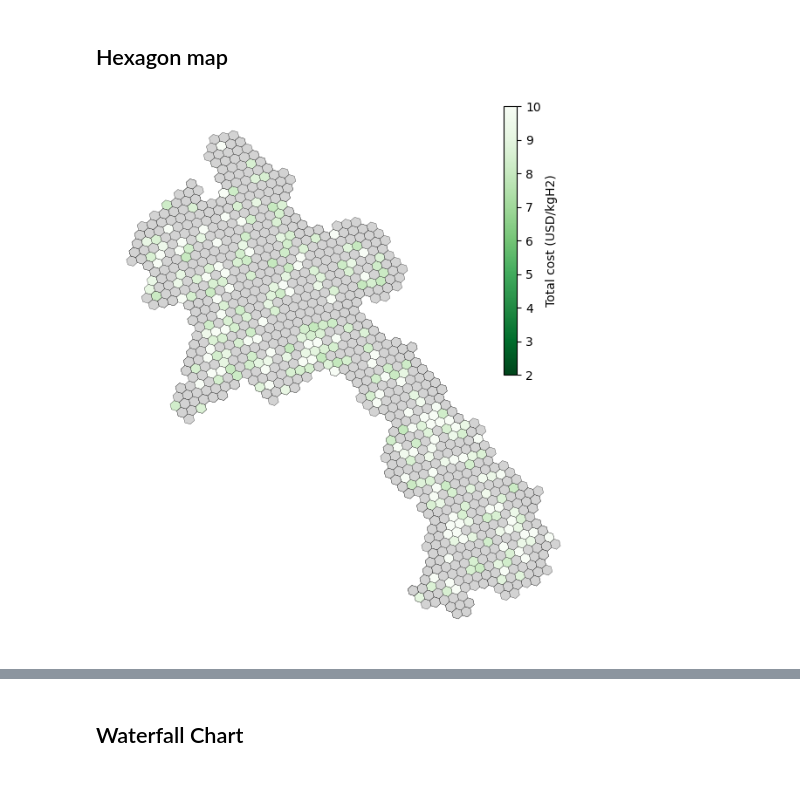
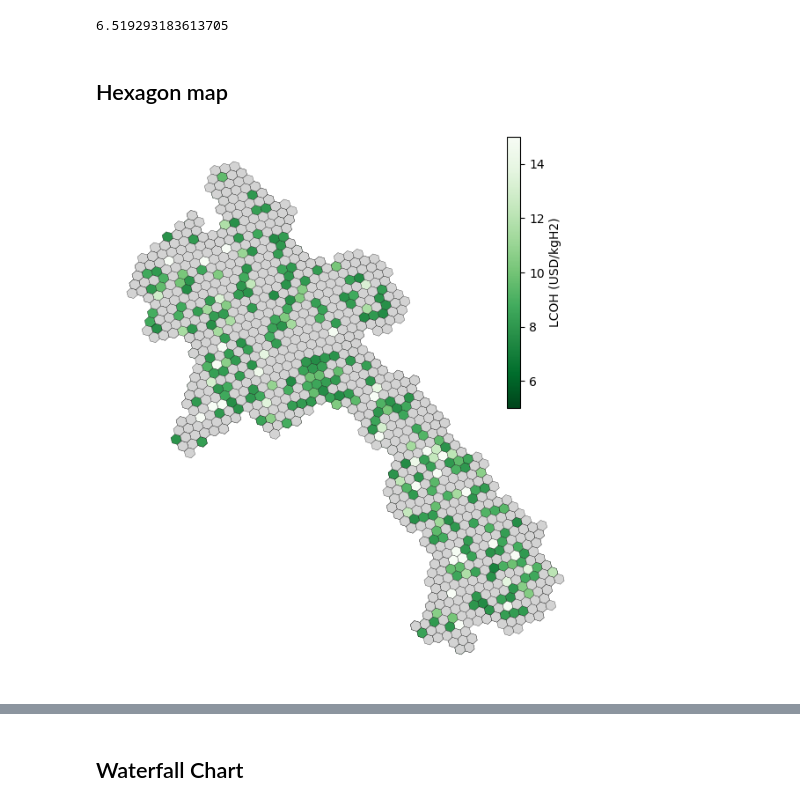
Before and after one commit to lukasschirren/GeoH2-Laos, a Jupyter notebook: 4visualisation.ipynb, the cells around one changed output, grey strips where cells are left out. Drawn from its saved outputs; the diff is of its cells as text; code cells hidden in the pictures.

Commit message:
New visualisation and execution of scenarios

```diff
--- a/4visualisation.ipynb
+++ b/4visualisation.ipynb
@@ -9,0 +8,12 @@ gdf_data = gpd.read_file(r'Resources\Scenario_dry_PEM_30\hex_cost_components.geo
+# %%
+hydro_year = "dry" # wet dry atlite
+scenario_year = "30" # 25 30
+electrolyser_type = "ALK" # ALK PEM
+
+gdf_data = gpd.read_file(f'Resources\Scenario_{hydro_year}_{electrolyser_type}_{scenario_year}\hex_cost_components.geojson')
+plot_full_cost_map(
+    gdf_data, 'Vientiane', 'Vientiane trucking production cost',
+    r'Resources\Scenario_dry_ALK_25\Visualisation\visualisation_lowest_cost.png',
+    vmin=vmin, vmax=vmax
+)
+plot_cost_distribution(gdf_data, 'Vientiane trucking production cost', 'cost_distribution.png', 10)
@@ -10,3 +39,7 @@ gdf_data = gpd.read_file(r'Resources\Scenario_dry_PEM_30\hex_cost_components.geo
+# %%
+gdf_data["Vientiane trucking production cost"].min()
+# %% [output]
+6.519293183613705
 # %% [markdown]
 ## Hexagon map
 # %%
@@ -46,7 +79,7 @@ def plot_full_cost_map(hexagons, demand_center, cost_column, save_path, province
         legend=True,
         cmap='Greens_r',
         legend_kwds={
-            'label': 'Total cost (USD/kgH2)',
+            'label': 'LCOH (USD/kgH2)',
             'orientation': 'vertical',
             'shrink': 0.5,
             'pad': 0.05,
@@ -71,16 +104,16 @@ def plot_full_cost_map(hexagons, demand_center, cost_column, save_path, province
     plt.show()
 
     # Save the figure
-    fig.savefig(save_path, dpi=300, bbox_inches='tight')
+    # fig.savefig(save_path, dpi=300, bbox_inches='tight')
     plt.close(fig)
 # %%
-vmin = 2
-vmax = 10
+vmin = 5
+vmax = 15
 
 plot_full_cost_map(
-    gdf_data, 'Vientiane', 'Vientiane trucking total cost',
+    gdf_data, 'Vientiane', 'Vientiane trucking production cost',
     r'Resources\Scenario_dry_ALK_25\Visualisation\visualisation_lowest_cost.png',
     vmin=vmin, vmax=vmax
 )
 # %% [output]
-[figure, old version]
+[figure, new version]
```
Also changed, not shown: parts of 5 cells of this notebook, 5 other files.
